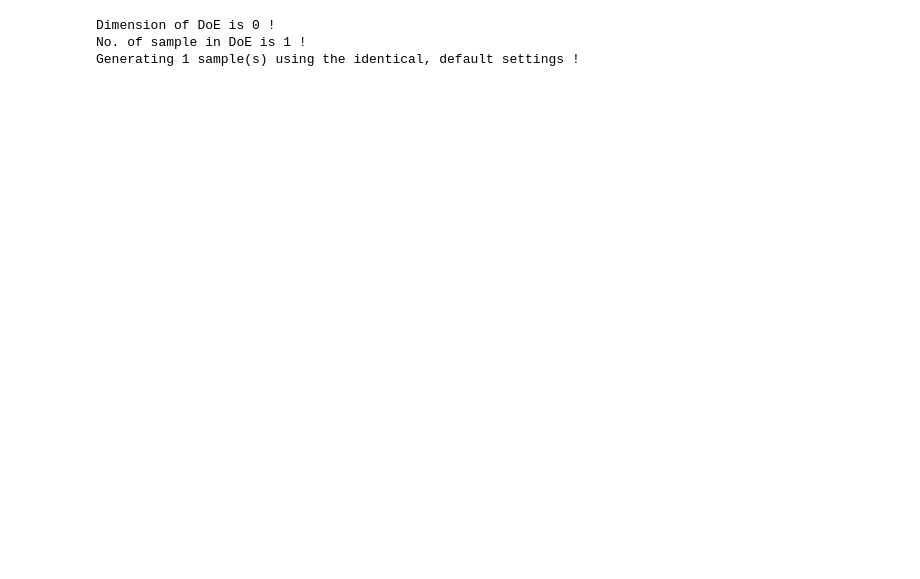
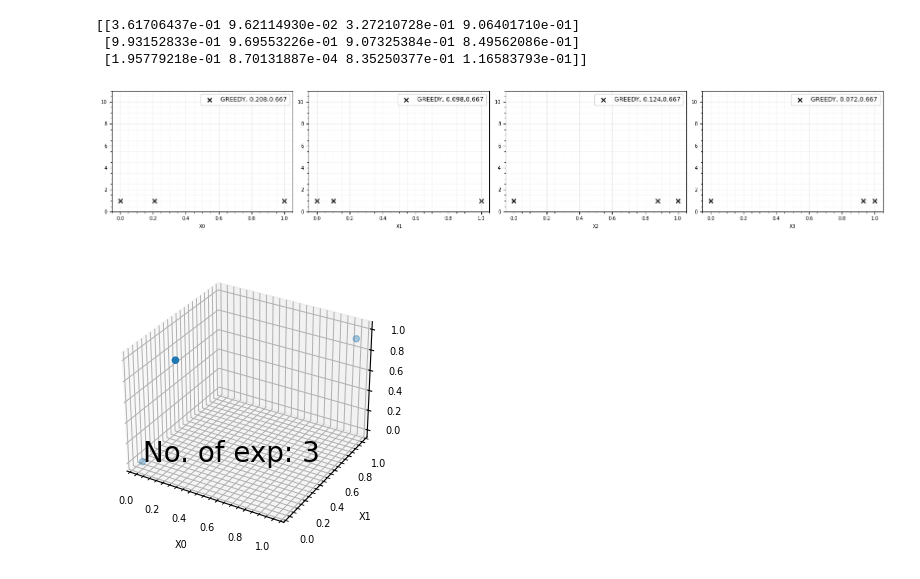
Before and after one commit to almosorosz/Orchestrator, a Jupyter notebook: DoE_app_test_w_new_order.ipynb, the cells around one changed output. Cells and saved outputs as stored; diff of their text form; code cells hidden in the pictures; blank space fills up the shorter version.

```diff
--- a/DoE_app_test_w_new_order.ipynb
+++ b/DoE_app_test_w_new_order.ipynb
@@ -70,25 +69,25 @@ exp_storage              = ExperimentProfileStorage(as_rate_converter,     # ...
 # 0. Define parameters for DoE (min, max, active parameters)
 # by changing exp_par.X
 
-exp_par.if_ARR = False
-exp_par.if_AS  = False
-exp_par.AS_add_time.if_in_doe = False
-exp_par.if_cool_in_exp = False
-exp_par.t_cool.if_in_doe = False
-exp_par.T_final.if_in_doe  = False
-exp_par.aceton_boil_out_T  = 20
-exp_par.if_diss_initial    = False
-exp_par.seed.if_in_doe     = False
-exp_par.t_h_seed.value = 0.05
-exp_par.t_h_clean.value = 0.05
-exp_par.t_eq.value = 0.05
-exp_par.t_h_solution.value = 0.05
-exp_par.wait_after_exp = 0.05
-exp_par.t_before_open_valve = 0.001
-exp_par.cleaning_sol_amount.value = 10
-exp_par.solv_amount.value         = 10
-exp_par.Initial_sol_amount.value  = 10
-exp_par.t_h_clean.value           = 0.01
+#exp_par.if_ARR = False
+#exp_par.if_AS  = False
+#exp_par.AS_add_time.if_in_doe = False
+#exp_par.if_cool_in_exp = False
+#exp_par.t_cool.if_in_doe = False
+#exp_par.T_final.if_in_doe  = False
+#exp_par.aceton_boil_out_T  = 20
+#exp_par.if_diss_initial    = False
+#exp_par.seed.if_in_doe     = False
+#exp_par.t_h_seed.value = 0.05
+#exp_par.t_h_clean.value = 0.05
+#exp_par.t_eq.value = 0.05
+#exp_par.t_h_solution.value = 0.05
+#exp_par.wait_after_exp = 0.05
+#exp_par.t_before_open_valve = 0.001
+#exp_par.cleaning_sol_amount.value = 10
+#exp_par.solv_amount.value         = 10
+#exp_par.Initial_sol_amount.value  = 10
+#exp_par.t_h_clean.value           = 0.01
 
 
 
@@ -100,7 +99,7 @@ dimensions  = doe_sampler.dim_counter(exp_par)
 
 # 3. Set the weights and the number of samples to take if 'not Factorial' design
 weights = dimensions*[1] # weights to ExperimentProfileParameters !! - not working currently
-samples = 1
+samples = 3
 
 Fract   = 0
 TYPE    = 'GREEDY'
@@ -155,36 +154,38 @@ for i in range(samples):
                 new_value = doe_sampler.descaler(DoE_sampled_scaled[i,dim_index],param) # get samples
 
                 if param.if_only_minmax: # if if_only_minmax == True don't ge\t the samples, only take min or max alternating
                     if i % 2 == 0:
                         setattr(param, "value", param.min_val)
                         DoE_val[f.name] = [param.min_val]
                     else:
                         setattr(param, "value", param.max_val)
                         DoE_val[f.name] = [param.max_val]
 
                 else: # if if_only_minmax == False take the sampled value
                     setattr(param, "value", new_value[0])
                     DoE_val[f.name] = [new_value[0]]
 
             if exp_par.if_ARR:
                 exp_par.ARR = exp_par.ARR_types[i%len(exp_par.ARR_types)]
 
         dim_index += 1
 
 
     # if if_sampling == False: {samples} number of samples are generated with default vals. (identical profiles)
 
 
     # Generate the actual profiles and store them in the exp_storage object
 
     exp_storage.add_experiment(f'exp{i+1}', profiles.generate_profiles()[0],profiles.generate_profiles()[1])
 
     # Store the changed parameters of the DoE
     exp_storage.add_doe_stage( f'exp{i+1}', pd.DataFrame(DoE_val))
 # %% [output]
-Dimension of DoE is 0 !
-No. of sample in DoE is 1 !
-Generating 1 sample(s) using the identical, default settings !
+[[3.61706437e-01 9.62114930e-02 3.27210728e-01 9.06401710e-01]
+ [9.93152833e-01 9.69553226e-01 9.07325384e-01 8.49562086e-01]
+ [1.95779218e-01 8.70131887e-04 8.35250377e-01 1.16583793e-01]]
+[figure, added]
+[figure, added]
 # %%
 
 plllot = True
```
Also changed, not shown: parts of 8 cells of this notebook, 1 other file.
